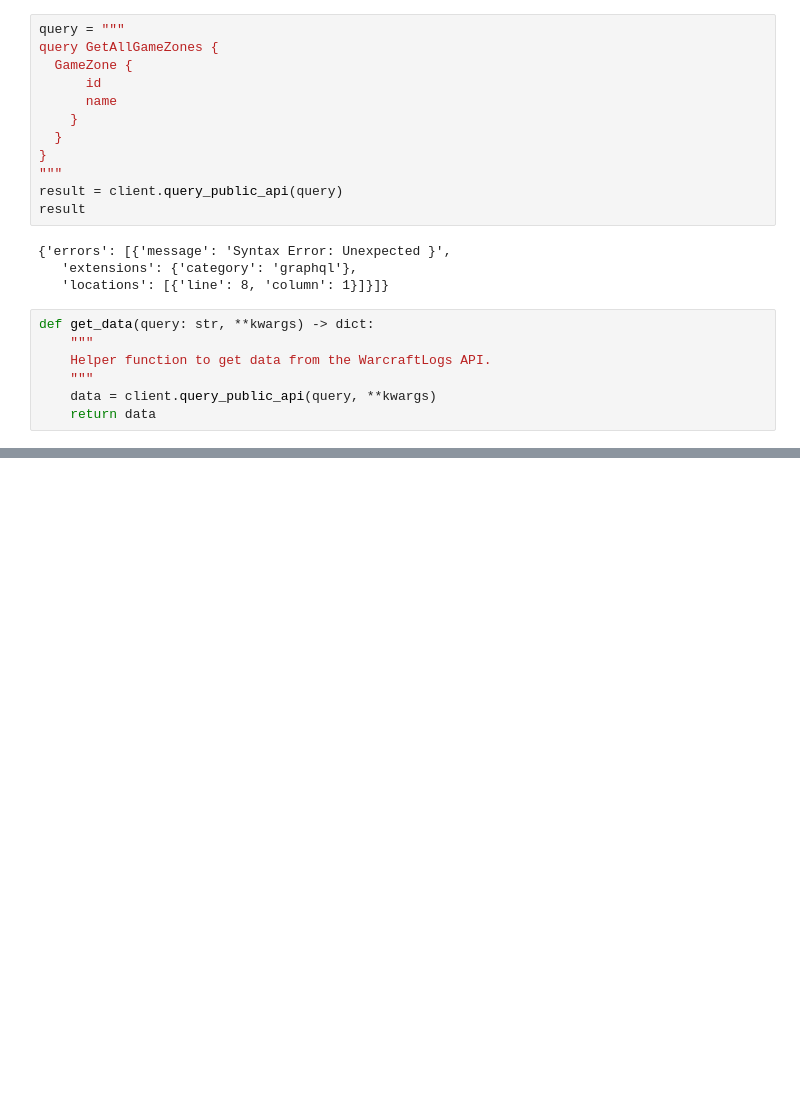
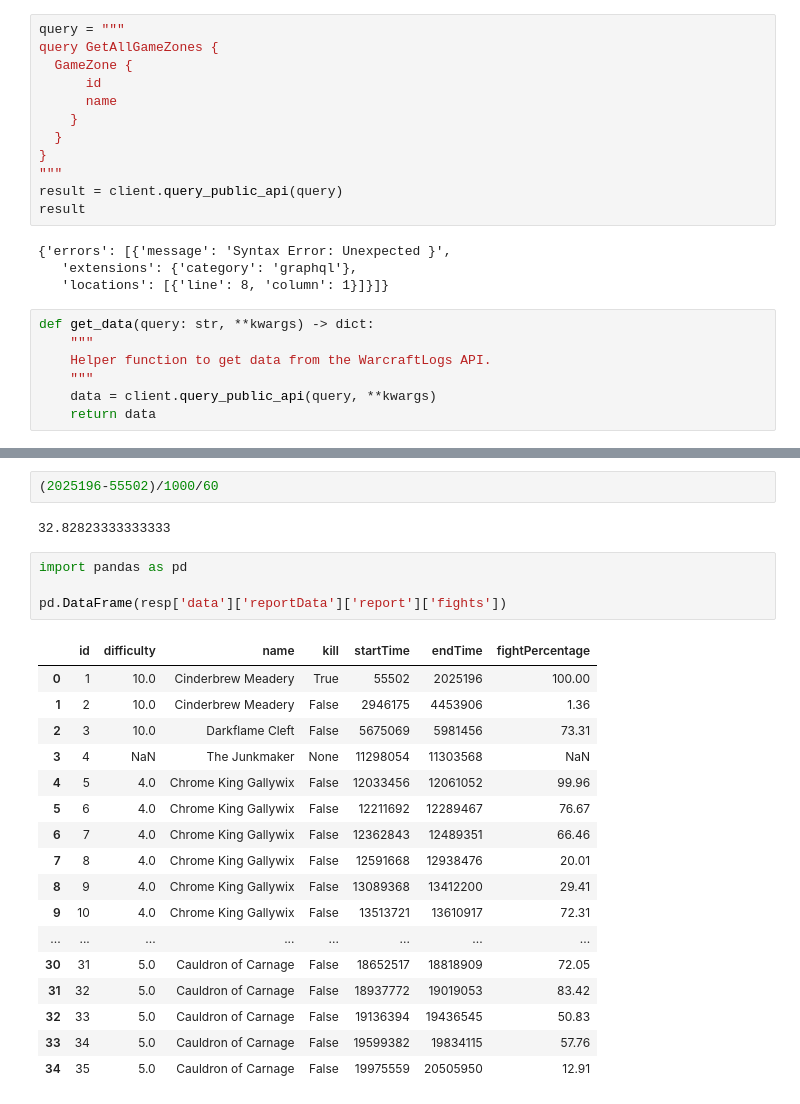
Before and after one commit to shex1627/warcraftlogs, a Jupyter notebook: notebooks/test_import.ipynb, the cells around one changed output, grey strips where cells are left out. Drawn from its saved outputs; the diff is of its cells as text; blank space fills up the shorter version.

```diff
--- a/notebooks/test_import.ipynb
+++ b/notebooks/test_import.ipynb
@@ -73,0 +97,26 @@ resp = client.query_public_api(query, {"code":"ZXxKHCtpn9hz2aAb"})
+# %%
+(2025196-55502)/1000/60
+# %% [output]
+32.82823333333333
+# %%
+import pandas as pd
+
+pd.DataFrame(resp['data']['reportData']['report']['fights'])
+# %% [output]
+|  | id | difficulty | name | kill | startTime | endTime | fightPercentage |
+| 0 | 1 | 10.0 | Cinderbrew Meadery | True | 55502 | 2025196 | 100.00 |
+| 1 | 2 | 10.0 | Cinderbrew Meadery | False | 2946175 | 4453906 | 1.36 |
+| 2 | 3 | 10.0 | Darkflame Cleft | False | 5675069 | 5981456 | 73.31 |
+| 3 | 4 | NaN | The Junkmaker | None | 11298054 | 11303568 | NaN |
+| 4 | 5 | 4.0 | Chrome King Gallywix | False | 12033456 | 12061052 | 99.96 |
+| 5 | 6 | 4.0 | Chrome King Gallywix | False | 12211692 | 12289467 | 76.67 |
+| 6 | 7 | 4.0 | Chrome King Gallywix | False | 12362843 | 12489351 | 66.46 |
+| 7 | 8 | 4.0 | Chrome King Gallywix | False | 12591668 | 12938476 | 20.01 |
+| 8 | 9 | 4.0 | Chrome King Gallywix | False | 13089368 | 13412200 | 29.41 |
+| 9 | 10 | 4.0 | Chrome King Gallywix | False | 13513721 | 13610917 | 72.31 |
+| ... | ... | ... | ... | ... | ... | ... | ... |
+| 30 | 31 | 5.0 | Cauldron of Carnage | False | 18652517 | 18818909 | 72.05 |
+| 31 | 32 | 5.0 | Cauldron of Carnage | False | 18937772 | 19019053 | 83.42 |
+| 32 | 33 | 5.0 | Cauldron of Carnage | False | 19136394 | 19436545 | 50.83 |
+| 33 | 34 | 5.0 | Cauldron of Carnage | False | 19599382 | 19834115 | 57.76 |
+| 34 | 35 | 5.0 | Cauldron of Carnage | False | 19975559 | 20505950 | 12.91 |
```
Also changed, not shown: parts of 37 cells of this notebook, 7 other files.
